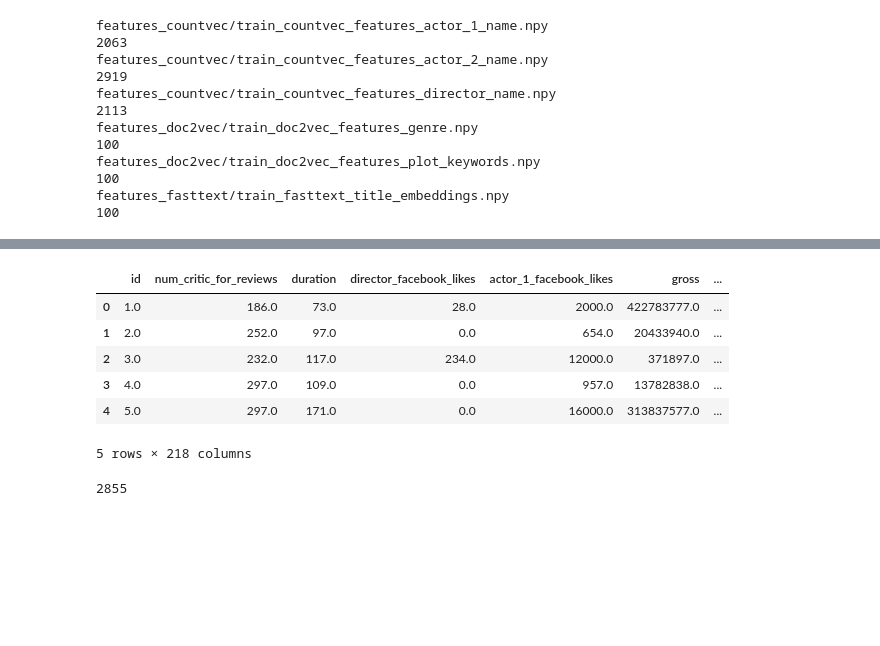
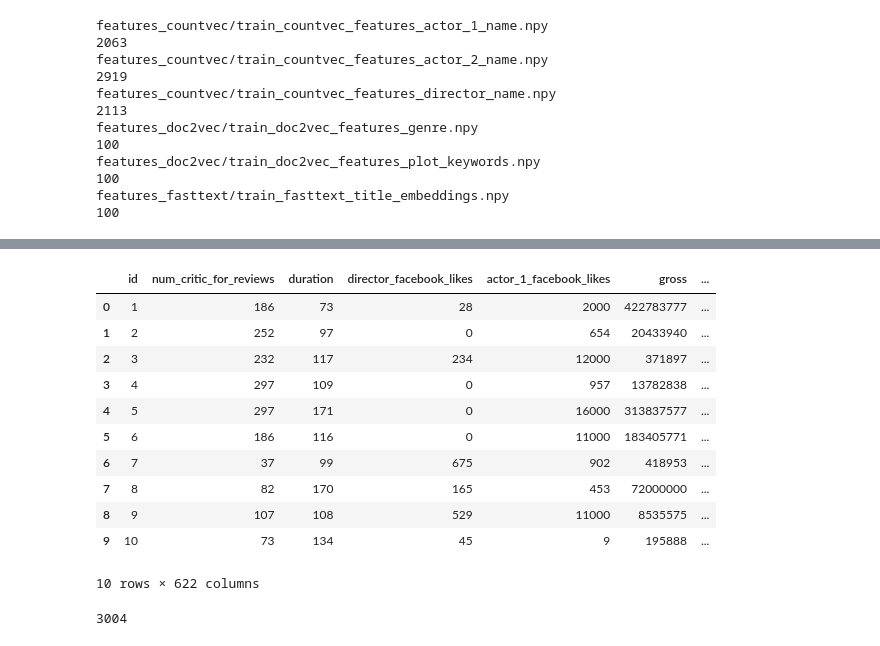
Before and after one commit to ZacLWilliams/Predict_Netflix_Rating, a Jupyter notebook: code.ipynb, the cells around one changed output, grey strips where cells are left out. Drawn from its saved outputs; the diff is of its cells as text; code cells hidden in the pictures; blank space fills up the shorter version.

```diff
--- a/code.ipynb
+++ b/code.ipynb
@@ -117,9 +117,9 @@ df_keyword = pd.DataFrame(temp5, columns=create_columns(len(temp5[0]), len(temp1
 temp6 = np.load('features_fasttext/train_fasttext_title_embeddings.npy')
 df_title = pd.DataFrame(temp6, columns=create_columns(len(temp6[0]), len(temp1[0]) + len(temp2[0]) + 300))
 
-df_act_1 = drop_col(df_act_1)
-df_act_2 = drop_col(df_act_2)
-df_dir = drop_col(df_dir)
+#df_act_1 = drop_col(df_act_1)
+#df_act_2 = drop_col(df_act_2)
+#df_dir = drop_col(df_dir)
 # %%
 print(len(df_act_1.columns))
 print(len(df_act_2.columns))
@@ -133,8 +133,6 @@ print(len(df_dir.columns))
 # %%
 from sklearn.decomposition import PCA
-#PCs = [50, 100, 150, 200, 250, 300, 350, 400, 450, 500, 550, 600, 1000, 2000, 3000]
-#PCs = [250, 500, 1000, 1500, 2000, 2500, 3000]
-PCs = [100, 200, 300, 400, 500, 600, 700, 800, 900]
+PCs = [200, 400, 600, 800, 1000, 1500, 2000, 3000]
 var = []
 for n in PCs:
 
@@ -166,13 +162,13 @@ print(var)
 # Implement PCA to cut down columns further
 from sklearn.decomposition import PCA
 
-pca = PCA(n_components=500)
+pca = PCA(n_components=1000)
 
 df_list = [df_act_1, df_act_2, df_dir, df_genre, df_keyword, df_title]
 train_pre_data = pd.concat(df_list, axis=1)
 
 columns = []
-for i in range(500):
+for i in range(1000):
     columns.append(str(i))
 
 principalComponents = pca.fit_transform(train_pre_data)
@@ -228,3 +227,16 @@ M               2
 Passed          2
 GP              1
 Name: count, dtype: int64
+# %%
+# Remove low frequency ratings
+#count = train_new['content_rating'].value_counts()
+#train_new = train_new[~train_new['content_rating'].isin(count[count < 50].index)]
+
+# Combine ratings
+train.loc[train.content_rating == 'GP', 'content_rating'] = 'G'
+train.loc[train.content_rating == 'Passed', 'content_rating'] = 'Approved'
+train.loc[train.content_rating == 'NC-17', 'content_rating'] = 'X'
+train.loc[train.content_rating == 'Not Rated', 'content_rating'] = 'Unrated'
+train.loc[train.content_rating == 'M', 'content_rating'] = 'PG-13'
+
+train['content_rating'].value_counts()
@@ -231,37 +253,33 @@ Name: count, dtype: int64
 # %%
-# Remove low frequency ratings
-count = train_new['content_rating'].value_counts()
-train_new = train_new[~train_new['content_rating'].isin(count[count < 50].index)]
-
-# Combine PG ratings
-train_new.loc[train_new.content_rating == 'PG-13', 'content_rating'] = 'PG'
-
 from sklearn.preprocessing import OneHotEncoder
 
 enc = OneHotEncoder()
-encoded = enc.fit_transform(train_new[['content_rating']])
+encoded = enc.fit_transform(train[['content_rating']])
 
-df_temp = pd.DataFrame(encoded.toarray(), columns=['G', 'PG', 'R'])
+df_temp = pd.DataFrame(encoded.toarray(), columns=['Approved', 'G', 'PG', 'PG-13', 'R', 'Unrated', 'X'])
 
-train_new = pd.concat([train_new.drop(columns='content_rating'), df_temp], axis=1)
+train_final = pd.concat([train_new.drop(columns=['content_rating']), df_temp], axis=1)
 
-train_new.head()
+train_final.head(n=10)
 # %% [output]
 |  | id | num_critic_for_reviews | duration | director_facebook_likes | actor_1_facebook_likes | gross | ... |
-| 0 | 1.0 | 186.0 | 73.0 | 28.0 | 2000.0 | 422783777.0 | ... |
-| 1 | 2.0 | 252.0 | 97.0 | 0.0 | 654.0 | 20433940.0 | ... |
-| 2 | 3.0 | 232.0 | 117.0 | 234.0 | 12000.0 | 371897.0 | ... |
-| 3 | 4.0 | 297.0 | 109.0 | 0.0 | 957.0 | 13782838.0 | ... |
-| 4 | 5.0 | 297.0 | 171.0 | 0.0 | 16000.0 | 313837577.0 | ... |
+| 0 | 1 | 186 | 73 | 28 | 2000 | 422783777 | ... |
+| 1 | 2 | 252 | 97 | 0 | 654 | 20433940 | ... |
+| 2 | 3 | 232 | 117 | 234 | 12000 | 371897 | ... |
+| 3 | 4 | 297 | 109 | 0 | 957 | 13782838 | ... |
+| 4 | 5 | 297 | 171 | 0 | 16000 | 313837577 | ... |
+| 5 | 6 | 186 | 116 | 0 | 11000 | 183405771 | ... |
+| 6 | 7 | 37 | 99 | 675 | 902 | 418953 | ... |
+| 7 | 8 | 82 | 170 | 165 | 453 | 72000000 | ... |
+| 8 | 9 | 107 | 108 | 529 | 11000 | 8535575 | ... |
+| 9 | 10 | 73 | 134 | 45 | 9 | 195888 | ... |
-5 rows × 218 columns
+10 rows × 622 columns
 # %%
-# Added NaN values were added by one hot encoding, they should be removed
-train_final = train_new.dropna()
 y = train_final['imdb_score_binned']
 X = train_final.drop(columns=['imdb_score_binned'])
 len(X)
 # %% [output]
-2855
+3004
 # %%
 # Apply post processing, ie normalisation, standardisation
 # Remove outliers
```
Also changed, not shown: parts of 22 cells of this notebook, 1 other file.
